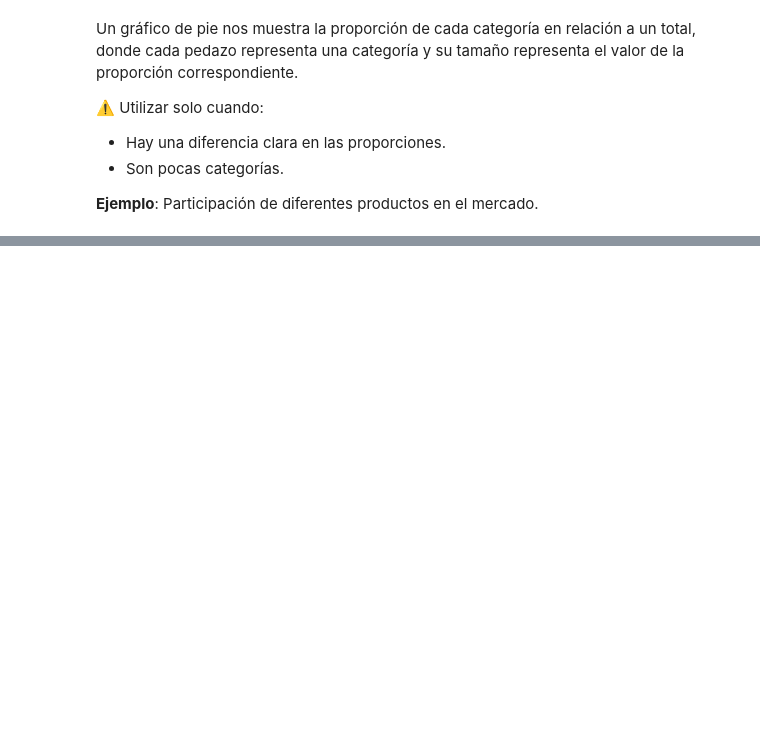
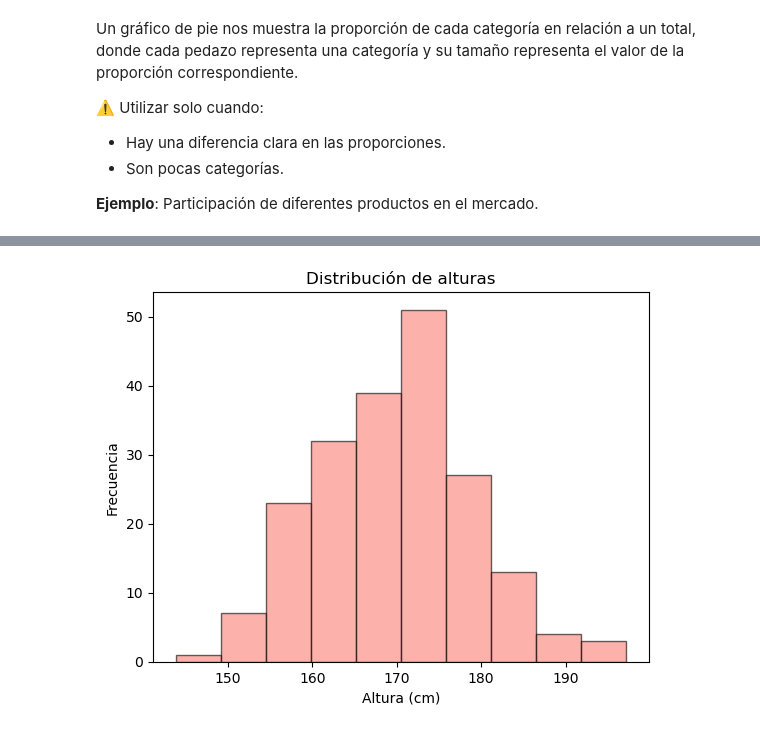
Before and after one commit to pahoalapizco/python_for_data_science, a Jupyter notebook: notebooks/3.0-numpy_pandas_da-matplotlib.ipynb, the cells around one changed output, grey strips where cells are left out. Drawn from its saved outputs; the diff is of its cells as text; code cells hidden in the pictures; blank space fills up the shorter version.

Commit message:
:sparkles: Matplotlib: Histogram & Boxplot

```diff
--- a/notebooks/3.0-numpy_pandas_da-matplotlib.ipynb
+++ b/notebooks/3.0-numpy_pandas_da-matplotlib.ipynb
@@ -136,0 +157,4 @@ plt.axis("equal");
+# %%
+np.random.seed(42)
+data = np.random.normal(loc=170, scale=10, size=200)
+print(data[:5])
@@ -136,0 +168,14 @@ plt.axis("equal");
+# %%
+# Creamos un histograma personalizado:
+plt.hist(
+  x=data,
+  color="salmon",
+  edgecolor="black",
+  alpha=0.6
+)
+
+plt.title("Distribución de alturas")
+plt.xlabel("Altura (cm)")
+plt.ylabel("Frecuencia");
+# %% [output]
+[figure, added]
```
Also changed, not shown: parts of 20 cells of this notebook.
